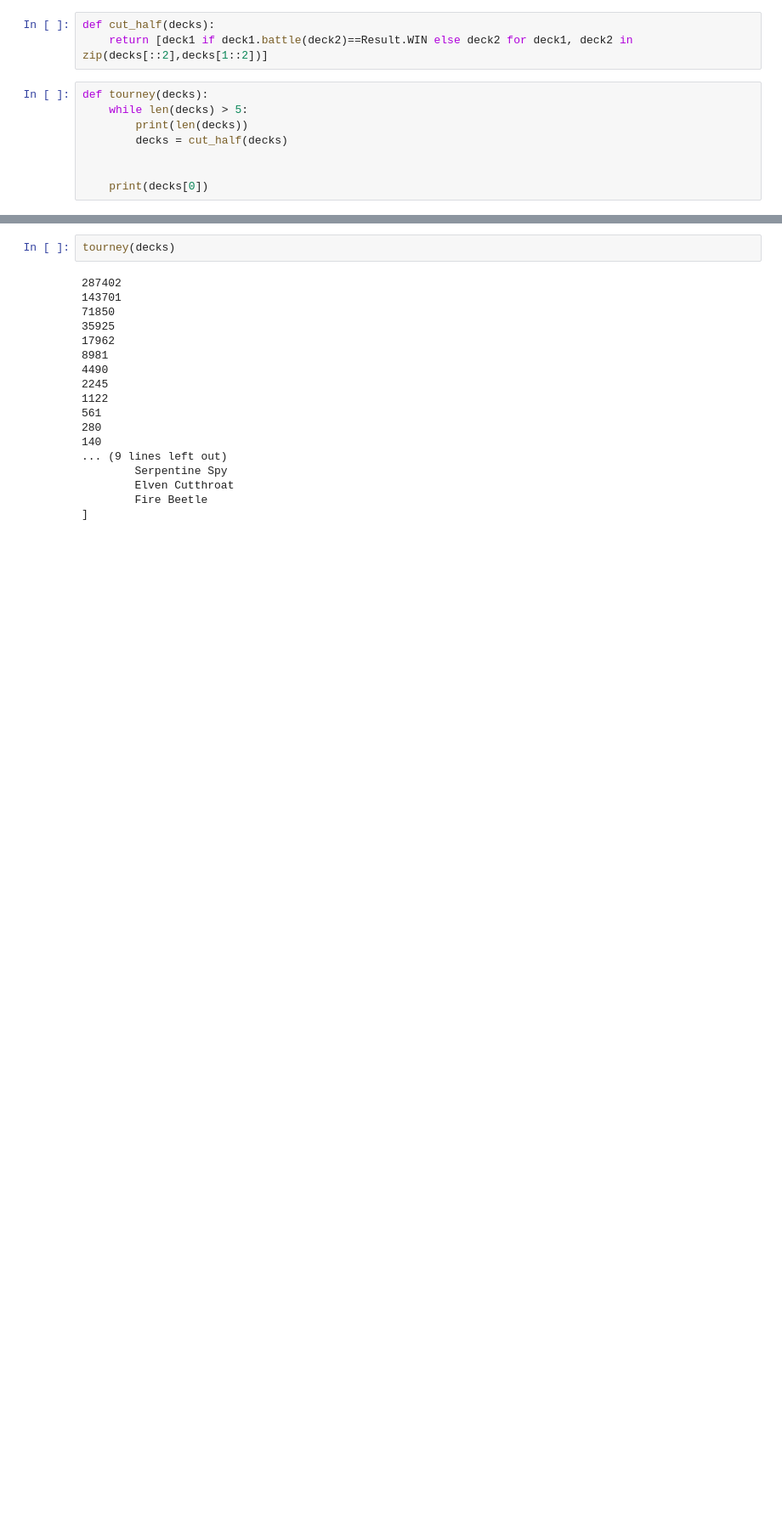
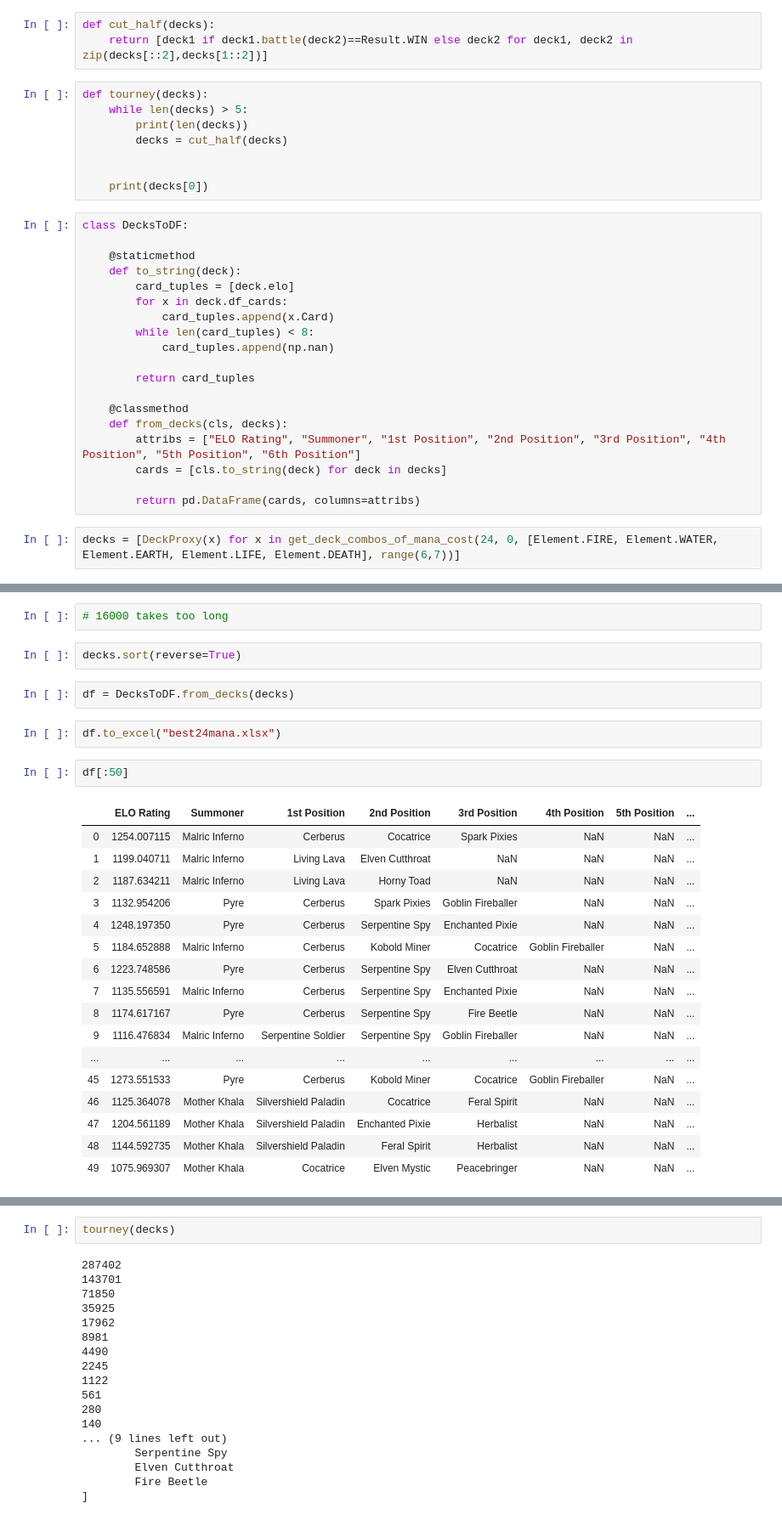
Before and after one commit to GuitarMusashi616/SplinterlandsAI, a Jupyter notebook: notebook.ipynb, the cells around one changed output, grey strips where cells are left out. Shown at 85% size. Saved outputs shown, nothing was run; the diff lists cells and outputs as text; blank space fills up the shorter version.

```diff
--- a/notebook.ipynb
+++ b/notebook.ipynb
@@ -53,3 +20,24 @@ def tourney(decks):
 
 
     print(decks[0])
+# %%
+class DecksToDF:
+
+    @staticmethod
+    def to_string(deck):
+        card_tuples = [deck.elo]
+        for x in deck.df_cards:
+            card_tuples.append(x.Card)
+        while len(card_tuples) < 8:
+            card_tuples.append(np.nan)
+
+        return card_tuples
+
+    @classmethod
+    def from_decks(cls, decks):
+        attribs = ["ELO Rating", "Summoner", "1st Position", "2nd Position", "3rd Position", "4th Position", "5th Position", "6th Position"]
+        cards = [cls.to_string(deck) for deck in decks]
+
+        return pd.DataFrame(cards, columns=attribs)
+# %%
+decks = [DeckProxy(x) for x in get_deck_combos_of_mana_cost(24, 0, [Element.FIRE, Element.WATER, Element.EARTH, Element.LIFE, Element.DEATH], range(6,7))]
@@ -55,0 +66,28 @@ def tourney(decks):
+# %%
+# 16000 takes too long
+# %%
+decks.sort(reverse=True)
+# %%
+df = DecksToDF.from_decks(decks)
+# %%
+df.to_excel("best24mana.xlsx")
+# %%
+df[:50]
+# %% [output]
+|  | ELO Rating | Summoner | 1st Position | 2nd Position | 3rd Position | 4th Position | 5th Position | ... |
+| 0 | 1254.007115 | Malric Inferno | Cerberus | Cocatrice | Spark Pixies | NaN | NaN | ... |
+| 1 | 1199.040711 | Malric Inferno | Living Lava | Elven Cutthroat | NaN | NaN | NaN | ... |
+| 2 | 1187.634211 | Malric Inferno | Living Lava | Horny Toad | NaN | NaN | NaN | ... |
+| 3 | 1132.954206 | Pyre | Cerberus | Spark Pixies | Goblin Fireballer | NaN | NaN | ... |
+| 4 | 1248.197350 | Pyre | Cerberus | Serpentine Spy | Enchanted Pixie | NaN | NaN | ... |
+| 5 | 1184.652888 | Malric Inferno | Cerberus | Kobold Miner | Cocatrice | Goblin Fireballer | NaN | ... |
+| 6 | 1223.748586 | Pyre | Cerberus | Serpentine Spy | Elven Cutthroat | NaN | NaN | ... |
+| 7 | 1135.556591 | Malric Inferno | Cerberus | Serpentine Spy | Enchanted Pixie | NaN | NaN | ... |
+| 8 | 1174.617167 | Pyre | Cerberus | Serpentine Spy | Fire Beetle | NaN | NaN | ... |
+| 9 | 1116.476834 | Malric Inferno | Serpentine Soldier | Serpentine Spy | Goblin Fireballer | NaN | NaN | ... |
+| ... | ... | ... | ... | ... | ... | ... | ... | ... |
+| 45 | 1273.551533 | Pyre | Cerberus | Kobold Miner | Cocatrice | Goblin Fireballer | NaN | ... |
+| 46 | 1125.364078 | Mother Khala | Silvershield Paladin | Cocatrice | Feral Spirit | NaN | NaN | ... |
+| 47 | 1204.561189 | Mother Khala | Silvershield Paladin | Enchanted Pixie | Herbalist | NaN | NaN | ... |
+| 48 | 1144.592735 | Mother Khala | Silvershield Paladin | Feral Spirit | Herbalist | NaN | NaN | ... |
+| 49 | 1075.969307 | Mother Khala | Cocatrice | Elven Mystic | Peacebringer | NaN | NaN | ... |
```
Also changed, not shown: parts of 19 cells of this notebook, 10 other files.
